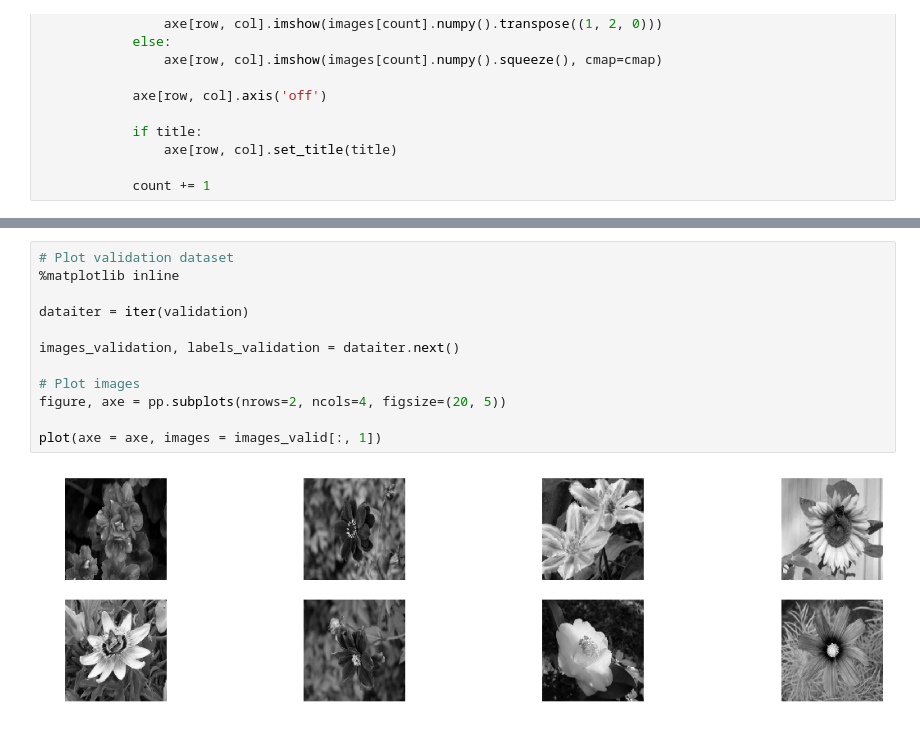
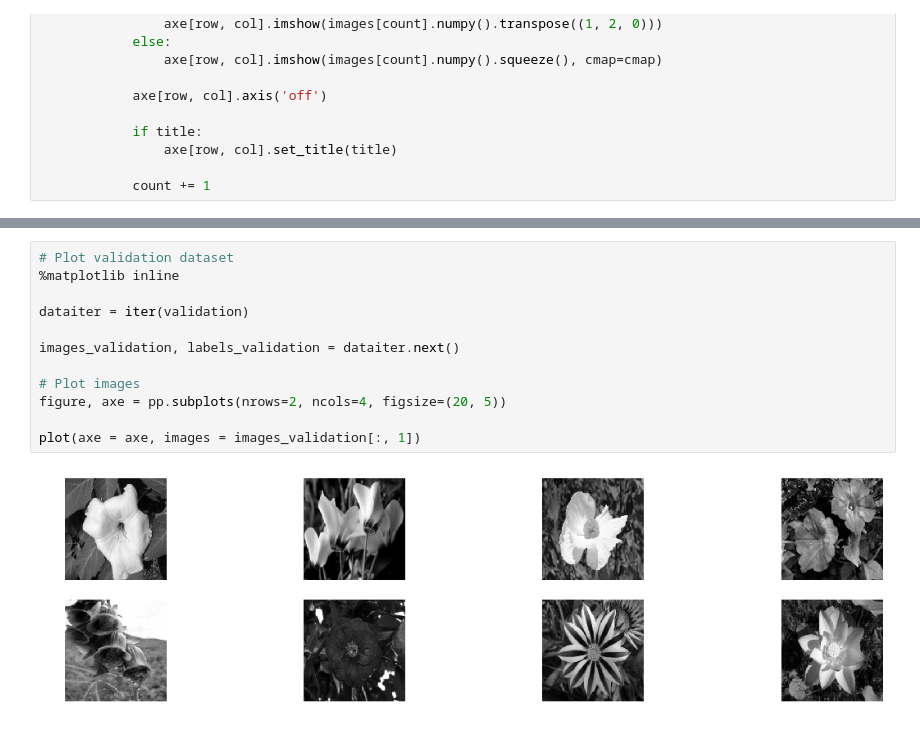
Before and after one commit to hydroxion/flower, a Jupyter notebook: notebooks/vida.ipynb, the cells around one changed output, grey strips where cells are left out. Saved outputs shown, nothing was run; the diff lists cells and outputs as text.

```diff
--- a/notebooks/vida.ipynb
+++ b/notebooks/vida.ipynb
@@ -274,14 +310,14 @@ validation = load(
 # %%
 # Plot validation dataset
 %matplotlib inline
 
 dataiter = iter(validation)
 
 images_validation, labels_validation = dataiter.next()
 
 # Plot images
 figure, axe = pp.subplots(nrows=2, ncols=4, figsize=(20, 5))
 
-plot(axe = axe, images = images_valid[:, 1])
+plot(axe = axe, images = images_validation[:, 1])
 # %% [output]
-[figure, old version]
+[figure, new version]
```
Also changed, not shown: parts of 6 cells of this notebook.
